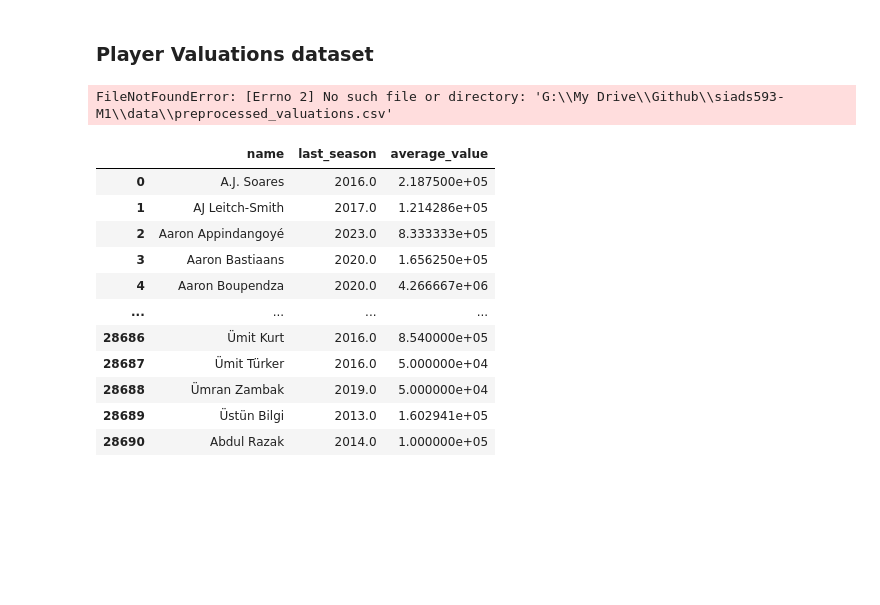
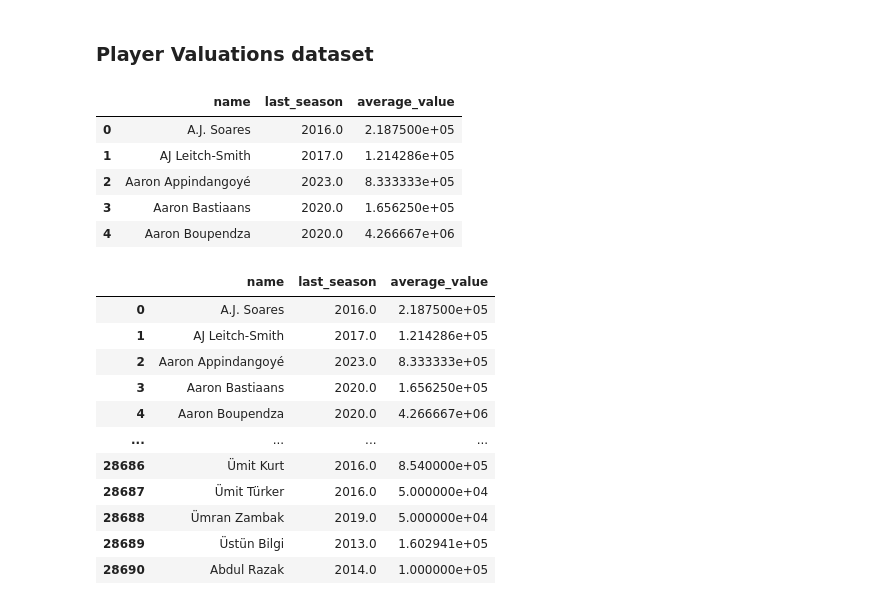
Before and after one commit to brandon-ds/siads593-M1, a Jupyter notebook: notebooks/data_preprocessing.ipynb, the cells around one changed output. Drawn from its saved outputs; the diff is of its cells as text; code cells hidden in the pictures; blank space fills up the shorter version.

```diff
--- a/notebooks/data_preprocessing.ipynb
+++ b/notebooks/data_preprocessing.ipynb
@@ -8,11 +8,16 @@ from sklearn.preprocessing import StandardScaler, MinMaxScaler
 # %% [markdown]
 ### Player Valuations dataset
 # %%
-player_valuations = pd.read_csv('G:\My Drive\Github\siads593-M1\data\preprocessed_valuations.csv')
+player_valuations = pd.read_csv('../data/preprocessed_valuations.csv')
 player_valuations.drop(columns='Unnamed: 0', inplace=True)
 player_valuations.head()
 # %% [output]
-FileNotFoundError: [Errno 2] No such file or directory: 'G:\\My Drive\\Github\\siads593-M1\\data\\preprocessed_valuations.csv'
+|  | name | last_season | average_value |
+| 0 | A.J. Soares | 2016.0 | 2.187500e+05 |
+| 1 | AJ Leitch-Smith | 2017.0 | 1.214286e+05 |
+| 2 | Aaron Appindangoyé | 2023.0 | 8.333333e+05 |
+| 3 | Aaron Bastiaans | 2020.0 | 1.656250e+05 |
+| 4 | Aaron Boupendza | 2020.0 | 4.266667e+06 |
 # %%
 # Global historical inflation rate. Min year is 2012
 inflation_rates = {
```
Also changed, not shown: parts of 2 cells of this notebook.
